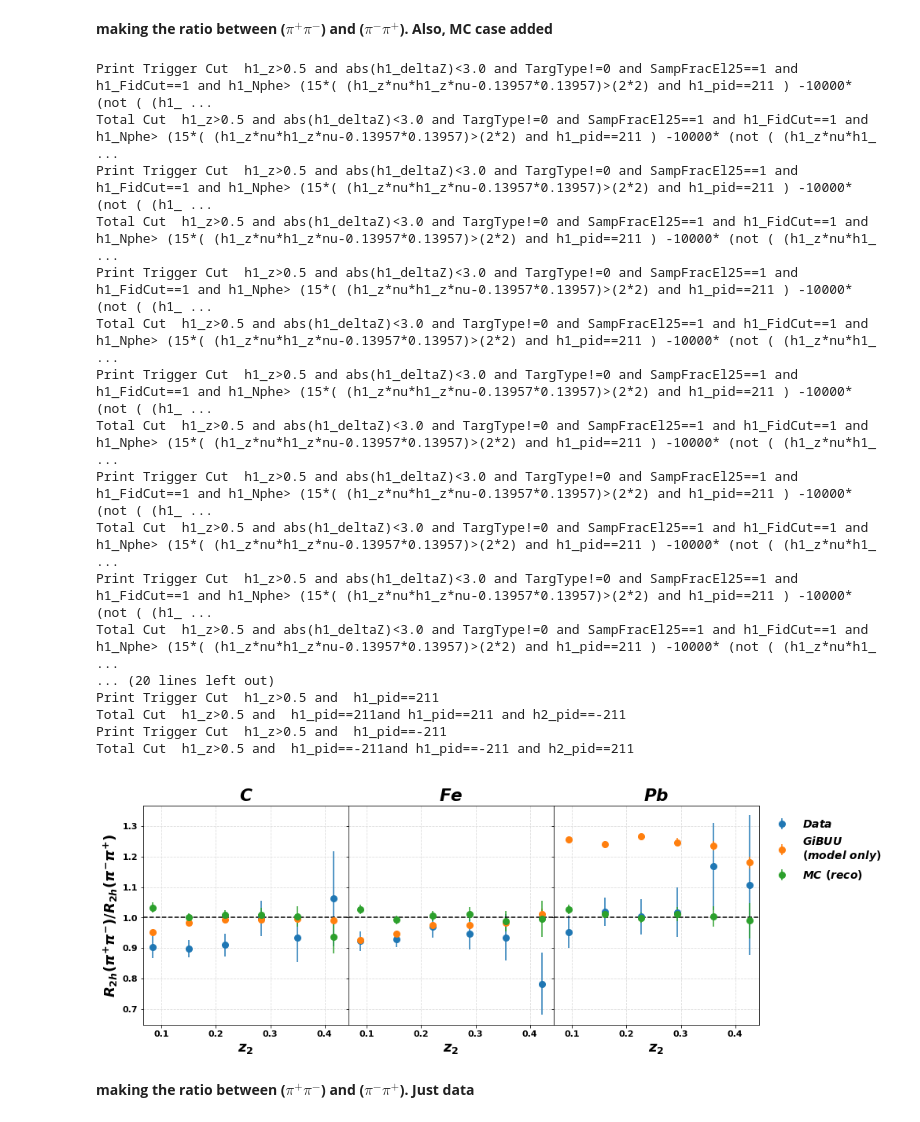
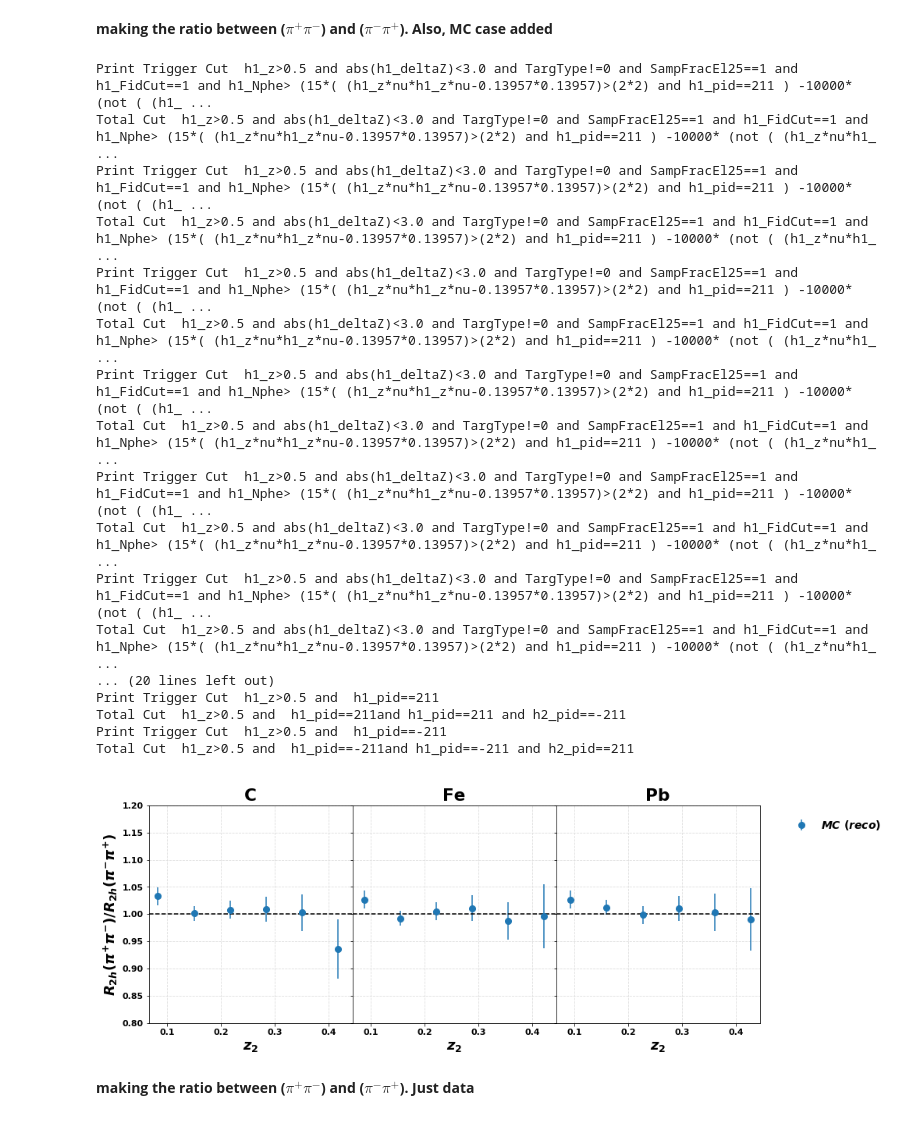
Before and after one commit to smoranvas/di-hadron, a Jupyter notebook: getRatios.ipynb, the cells around one changed output. Drawn from its saved outputs; the diff is of its cells as text; code cells hidden in the pictures.

```diff
--- a/getRatios.ipynb
+++ b/getRatios.ipynb
@@ -695,8 +707,8 @@ Total Cut  h1_z> 0.5and h1_pid==-211 and h2_pid==211 and h1_z> 0.5
 fig, axs = plt.subplots(1, 3,sharex=True, sharey=True,figsize=(15,5),gridspec_kw={'hspace': 0., 'wspace':0.})
 
 triCut='h1_z> 0.5'
-pairCut_1='and h1_pid==211 and h2_pid==-211 and h1_z> 0.5'
-pairCut_2='and h1_pid==-211 and h2_pid==211 and h1_z> 0.5'
+pairCut_1='and h1_pid==211 and abs(h2_pid)==211 and h1_z> 0.5'
+pairCut_2='and h1_pid==-211 and abs(h2_pid)==211 and h1_z> 0.5'
 
 for i,target in enumerate(['C','Fe','Pb']):
     r, err,x = r2h.getRatio(df_mc['%s'%target], df_mc['D'],
@@ -704,19 +716,19 @@ for i,target in enumerate(['C','Fe','Pb']):
                         minz=0.0,maxz=3.14, variable='dphi', trig_cut='%s'%triCut,nbins=8,
                            pair_cut='and  h2_z>0.1')
 
-    axs[i].errorbar(x+0.01,r,yerr=err,label='all pairs'if i == 0 else "",fmt='o',ms=8)
+    axs[i].errorbar(x+0.01,r,yerr=err,label='All'if i == 0 else "",fmt='o',ms=8)
     r, err,x = r2h.getRatio(df_mc['%s'%target], df_mc['D'],
                         df_mc_trigger['%s_trigger'%target], df_mc_trigger['D_trigger'],
                         minz=0.0,maxz=3.14,    pair_cut='%s and h2_z>0.1'%pairCut_1, nbins=8,
                             variable='dphi', trig_cut='%s'%triCut)
-    axs[i].errorbar(x+0.02,r,yerr=err,label='$\pi^{+}$, $\pi^{-}$'if i == 0 else "",fmt='o',ms=8)
+    axs[i].errorbar(x+0.02,r,yerr=err,label='$\pi^{+}$ trigger'if i == 0 else "",fmt='o',ms=8)
 
 
     r, err,x = r2h.getRatio(df_mc['%s'%target], df_mc['D'],
                         df_mc_trigger['%s_trigger'%target], df_mc_trigger['D_trigger'],
                         minz=0.0, maxz=3.14,   pair_cut='%s and h2_z>0.1'%pairCut_2, nbins=8,
                             variable='dphi', trig_cut='%s'%triCut)
-    axs[i].errorbar(x+0.03,r,yerr=err,label='$\pi^{-}$, $\pi^{+}$'if i == 0 else "",fmt='o',ms=8)
+    axs[i].errorbar(x+0.03,r,yerr=err,label='$\pi^{-}$ trigger'if i == 0 else "",fmt='o',ms=8)
 
 
 for i in range(3):    axs[i].set_xlabel(r'$\Delta \phi$ $[rad]$',fontsize=18)
@@ -769,8 +781,8 @@ Total Cut  h1_z> 0.5and h1_pid==-211 and h2_pid==211 and h1_z> 0.5 and h2_z>0.1
 fig, axs = plt.subplots(1, 3,sharex=True, sharey=True,figsize=(15,5),gridspec_kw={'hspace': 0., 'wspace':0.})
 
 triCut='h1_z> 0.5'
-pairCut_1='and h1_pid==211 and h2_pid==-211 and h1_z> 0.5'
-pairCut_2='and h1_pid==-211 and h2_pid==211 and h1_z> 0.5'
+pairCut_1='and h1_pid==211 and abs(h2_pid)==211 and h1_z> 0.5'
+pairCut_2='and h1_pid==-211 and abs(h2_pid)==211 and h1_z> 0.5'
 
 for i,target in enumerate(['C','Fe','Pb']):
     r, err,x = r2h.getRatio(df_mc['%s'%target], df_mc['D'],
@@ -778,19 +790,19 @@ for i,target in enumerate(['C','Fe','Pb']):
                         minz=0.3,maxz=1.8, variable='pair_mass', trig_cut='%s'%triCut,nbins=8,
                            pair_cut='and h2_z>0.10')
 
-    axs[i].errorbar(x+0.01,r,yerr=err,label='all pairs'if i == 0 else "",fmt='o',ms=8)
+    axs[i].errorbar(x+0.01,r,yerr=err,label='All'if i == 0 else "",fmt='o',ms=8)
     r, err,x = r2h.getRatio(df_mc['%s'%target], df_mc['D'],
                         df_mc_trigger['%s_trigger'%target], df_mc_trigger['D_trigger'],
                         minz=0.3,maxz=1.8,    pair_cut='%s and h2_z>0.10'%pairCut_1, nbins=8,
                             variable='pair_mass', trig_cut='%s'%triCut)
-    axs[i].errorbar(x+0.02,r,yerr=err,label='$\pi^{+}$, $\pi^{-}$'if i == 0 else "",fmt='o',ms=8)
+    axs[i].errorbar(x+0.02,r,yerr=err,label='$\pi^{+}$ trigger'if i == 0 else "",fmt='o',ms=8)
 
 
     r, err,x = r2h.getRatio(df_mc['%s'%target], df_mc['D'],
                         df_mc_trigger['%s_trigger'%target], df_mc_trigger['D_trigger'],
                         minz=0.3,maxz=1.8,   pair_cut='%s and h2_z>0.10'%pairCut_2, nbins=8,
                             variable='pair_mass', trig_cut='%s '%triCut)
-    axs[i].errorbar(x+0.03,r,yerr=err,label='$\pi^{-}$, $\pi^{+}$'if i == 0 else "",fmt='o',ms=8)
+    axs[i].errorbar(x+0.03,r,yerr=err,label='$\pi^{-}$ trigger'if i == 0 else "",fmt='o',ms=8)
 
 
 for i in range(3):    axs[i].set_xlabel('Dipion mass (GeV)',fontsize=18,fontweight='bold')
@@ -1945,86 +2259,71 @@ alpha_value=0.5
 
 
 for i,target in enumerate(['C','Fe','Pb']):
-    if i==0:
-        axs[i].errorbar(x_coor['%s_data'%target]+0.005*i,ratio['%s_data'%target],
-                                yerr=ratio_err['%s_data'%target],label='$Data$',fmt='o',ms=8)
+    #if True:
+    #    axs[i].errorbar(x_coor['%s_data'%target]+0.005*i,ratio['%s_data'%target],
+    #                            yerr=ratio_err['%s_data'%target],label='$Data$'if i == 0 else "",fmt='o',ms=8)
         #axs[i].fill_between(x_coor['%s_data'%target]+0.005*i,ratio['%s_data'%target]-ratio_err['%s_data'%target],
         #                    ratio['%s_data'%target]+ratio_err['%s_data'%target],alpha=alpha_value,lw=5)
 
-    else:
-        axs[i].errorbar(x_coor['%s_data'%target]+0.005*i,ratio['%s_data'%target],
-                               yerr=ratio_err['%s_data'%target],fmt='o',ms=8)
-        #axs[i].fill_between(x_coor['%s_data'%target]+0.005*i,ratio['%s_data'%target]-ratio_err['%s_data'%target],
-        #                    ratio['%s_data'%target]+ratio_err['%s_data'%target],alpha=alpha_value,lw=5)
-    if i==0:
-        axs[i].errorbar(x_coor['%s_data'%target]+0.005*i,ratio['%s_GiBUU'%target],
-                                yerr=ratio_err['%s_GiBUU'%target],
-                                label='$GiBUU$ \n$(model$ $only)$',fmt='o',ms=8)
+    #if True:
+    #    axs[i].errorbar(x_coor['%s_data'%target]+0.005*i,ratio['%s_GiBUU'%target],
+    #                            yerr=ratio_err['%s_GiBUU'%target],
+    #                            label='$GiBUU$ \n$(model$ $only)$'if i == 0 else "",fmt='o',ms=8)
         #axs[i].fill_between(x_coor['%s_data'%target]+0.005*i,ratio['%s_GiBUU'%target]-ratio_err['%s_GiBUU'%target],
         #                    ratio['%s_GiBUU'%target]+ratio_err['%s_GiBUU'%target],alpha=alpha_value,
         #                    lw=5,label='$GiBUU$ \n$(model$ $only)$',)
-    else:
-        axs[i].errorbar(x_coor['%s_data'%target]+0.005*i,ratio['%s_GiBUU'%target],
-                               yerr=ratio_err['%s_GiBUU'%target],fmt='o',ms=8)
-        #axs[i].fill_between(x_coor['%s_data'%target]+0.005*i,ratio['%s_GiBUU'%target]-ratio_err['%s_GiBUU'%target],
-        #                    ratio['%s_GiBUU'%target]+ratio_err['%s_GiBUU'%target],alpha=alpha_value,lw=5)
 
-    if i==0:
+    if True:
         axs[i].errorbar(x_coor['%s_data'%target]+0.005*i,ratio['%s_mc'%target],
                                 yerr=ratio_err['%s_mc'%target],
-                                label='$MC$ $(reco)$',fmt='o',ms=8)
+                                label='$MC$ $(reco)$'if i == 0 else "",fmt='o',ms=8)
         #axs[i].fill_between(x_coor['%s_data'%target]+0.005*i,ratio['%s_mc'%target]-ratio_err['%s_mc'%target],
         #                    ratio['%s_mc'%target]+ratio_err['%s_mc'%target],alpha=alpha_value,lw=5,
         #                    label='$MC$ $(reco)$')
-    else:
-        axs[i].errorbar(x_coor['%s_data'%target]+0.005*i,ratio['%s_mc'%target],
-                               yerr=ratio_err['%s_mc'%target],fmt='o',ms=8)
-        #axs[i].fill_between(x_coor['%s_data'%target]+0.005*i,ratio['%s_mc'%target]-ratio_err['%s_mc'%target],
-        #                    ratio['%s_mc'%target]+ratio_err['%s_mc'%target],alpha=alpha_value,lw=5)
 
 for i in range(3):    axs[i].set_xlabel('$z_{2}$',fontsize=18)
 
 axs[0].set_ylabel('$R_{2h} (\pi^{+}\pi^{-}) / R_{2h} (\pi^{-}\pi^{+})$',fontsize=18)
-axs[0].set_title('$C$')
-axs[1].set_title('$Fe$')
-axs[2].set_title('$Pb$')
+axs[0].set_title('C', fontweight='bold')
+axs[1].set_title('Fe', fontweight='bold')
+axs[2].set_title('Pb', fontweight='bold')
 
 
-#axs[0].set_ylim([0.8,1.2])
+axs[0].set_ylim([0.8,1.2])
 #axs[0].set_xlim([0.00,0.5])
 for i in range(0,3):
     axs[i].axhline(y=1.0,color='black',linestyle='--')
     #axs[i].legend(loc='best',frameon=False,fontsize=13.5,ncol=2 )
     axs[i].grid(True, axis='x',color='gainsboro', linestyle='dashed')
     axs[i].grid(True, axis='y',color='gainsboro', linestyle='dashed')
     axs[i].tick_params(axis='y', which='major', labelsize=11)
     axs[i].tick_params(axis='both', which='major', labelsize=11)
 
 plt.subplots_adjust(right=0.85, top=0.9)
 fig.legend(loc='upper right',ncol=1,frameon=False,fontsize=14, borderaxespad=0.3, title='\n')
 #plt.savefig('ComparisonWithHermes_Linear.png')
 #plt.yscale('log')
 plt.savefig('ComparisonGiBUUMC_chargedSeparatedPairs_z2.pdf', bbox_inches='tight')
 plt.show()
 # %% [output]
 Print Trigger Cut  h1_z>0.5 and abs(h1_deltaZ)<3.0 and TargType!=0 and SampFracEl25==1 and h1_FidCut==1 and h1_Nphe> (15*( (h1_z*nu*h1_z*nu-0.13957*0.13957)>(2*2) and h1_pid==211 ) -10000* (not ( (h1_ ...
 Total Cut  h1_z>0.5 and abs(h1_deltaZ)<3.0 and TargType!=0 and SampFracEl25==1 and h1_FidCut==1 and h1_Nphe> (15*( (h1_z*nu*h1_z*nu-0.13957*0.13957)>(2*2) and h1_pid==211 ) -10000* (not ( (h1_z*nu*h1_ ...
 Print Trigger Cut  h1_z>0.5 and abs(h1_deltaZ)<3.0 and TargType!=0 and SampFracEl25==1 and h1_FidCut==1 and h1_Nphe> (15*( (h1_z*nu*h1_z*nu-0.13957*0.13957)>(2*2) and h1_pid==211 ) -10000* (not ( (h1_ ...
 Total Cut  h1_z>0.5 and abs(h1_deltaZ)<3.0 and TargType!=0 and SampFracEl25==1 and h1_FidCut==1 and h1_Nphe> (15*( (h1_z*nu*h1_z*nu-0.13957*0.13957)>(2*2) and h1_pid==211 ) -10000* (not ( (h1_z*nu*h1_ ...
 Print Trigger Cut  h1_z>0.5 and abs(h1_deltaZ)<3.0 and TargType!=0 and SampFracEl25==1 and h1_FidCut==1 and h1_Nphe> (15*( (h1_z*nu*h1_z*nu-0.13957*0.13957)>(2*2) and h1_pid==211 ) -10000* (not ( (h1_ ...
 Total Cut  h1_z>0.5 and abs(h1_deltaZ)<3.0 and TargType!=0 and SampFracEl25==1 and h1_FidCut==1 and h1_Nphe> (15*( (h1_z*nu*h1_z*nu-0.13957*0.13957)>(2*2) and h1_pid==211 ) -10000* (not ( (h1_z*nu*h1_ ...
 Print Trigger Cut  h1_z>0.5 and abs(h1_deltaZ)<3.0 and TargType!=0 and SampFracEl25==1 and h1_FidCut==1 and h1_Nphe> (15*( (h1_z*nu*h1_z*nu-0.13957*0.13957)>(2*2) and h1_pid==211 ) -10000* (not ( (h1_ ...
 Total Cut  h1_z>0.5 and abs(h1_deltaZ)<3.0 and TargType!=0 and SampFracEl25==1 and h1_FidCut==1 and h1_Nphe> (15*( (h1_z*nu*h1_z*nu-0.13957*0.13957)>(2*2) and h1_pid==211 ) -10000* (not ( (h1_z*nu*h1_ ...
 Print Trigger Cut  h1_z>0.5 and abs(h1_deltaZ)<3.0 and TargType!=0 and SampFracEl25==1 and h1_FidCut==1 and h1_Nphe> (15*( (h1_z*nu*h1_z*nu-0.13957*0.13957)>(2*2) and h1_pid==211 ) -10000* (not ( (h1_ ...
 Total Cut  h1_z>0.5 and abs(h1_deltaZ)<3.0 and TargType!=0 and SampFracEl25==1 and h1_FidCut==1 and h1_Nphe> (15*( (h1_z*nu*h1_z*nu-0.13957*0.13957)>(2*2) and h1_pid==211 ) -10000* (not ( (h1_z*nu*h1_ ...
 Print Trigger Cut  h1_z>0.5 and abs(h1_deltaZ)<3.0 and TargType!=0 and SampFracEl25==1 and h1_FidCut==1 and h1_Nphe> (15*( (h1_z*nu*h1_z*nu-0.13957*0.13957)>(2*2) and h1_pid==211 ) -10000* (not ( (h1_ ...
 Total Cut  h1_z>0.5 and abs(h1_deltaZ)<3.0 and TargType!=0 and SampFracEl25==1 and h1_FidCut==1 and h1_Nphe> (15*( (h1_z*nu*h1_z*nu-0.13957*0.13957)>(2*2) and h1_pid==211 ) -10000* (not ( (h1_z*nu*h1_ ...
 ... (20 lines left out)
 Print Trigger Cut  h1_z>0.5 and  h1_pid==211
 Total Cut  h1_z>0.5 and  h1_pid==211and h1_pid==211 and h2_pid==-211
 Print Trigger Cut  h1_z>0.5 and  h1_pid==-211
 Total Cut  h1_z>0.5 and  h1_pid==-211and h1_pid==-211 and h2_pid==211
-[figure, old version]
+[figure, new version]
 # %% [markdown]
 **making the ratio between ($\pi^{+}\pi^{-}$)  and  ($\pi^{-}\pi^{+}$). Just data**
 # %%
```
Also changed, not shown: parts of 49 cells of this notebook.
